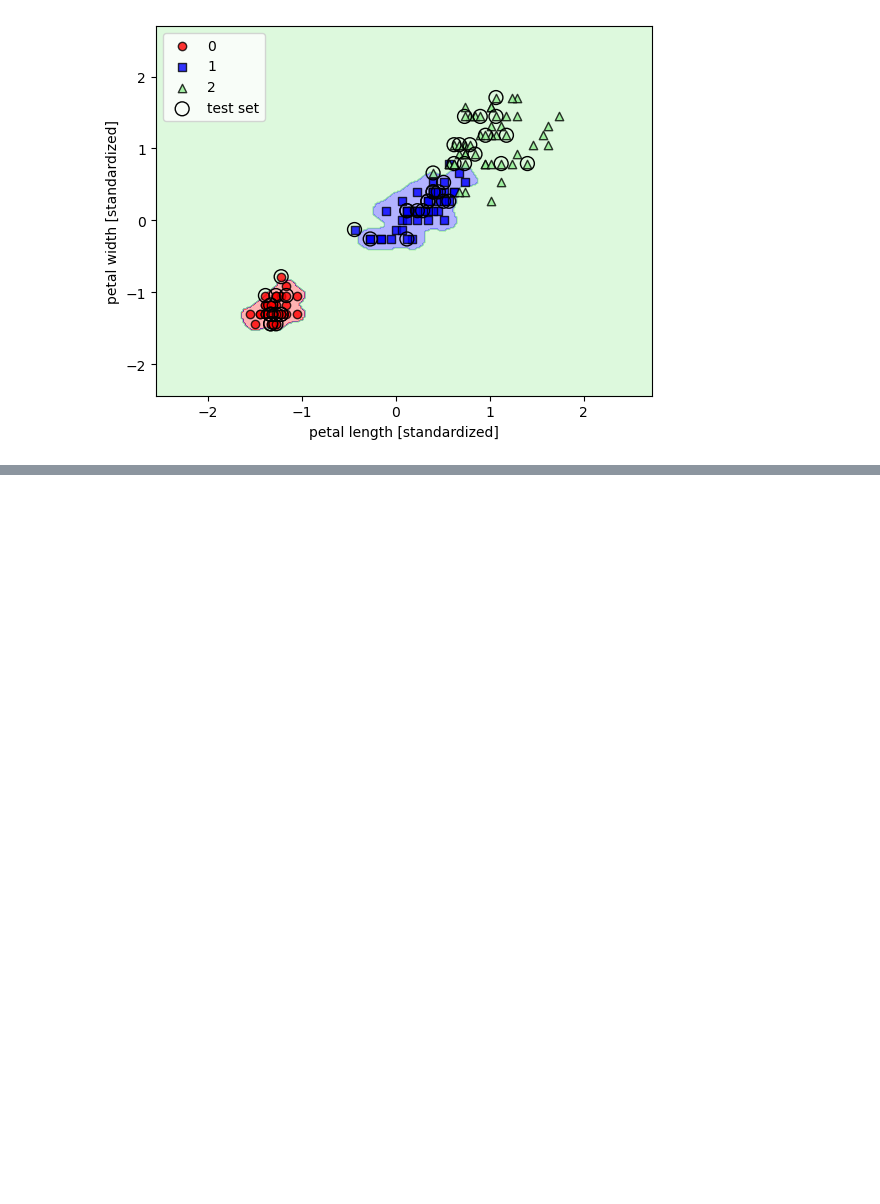
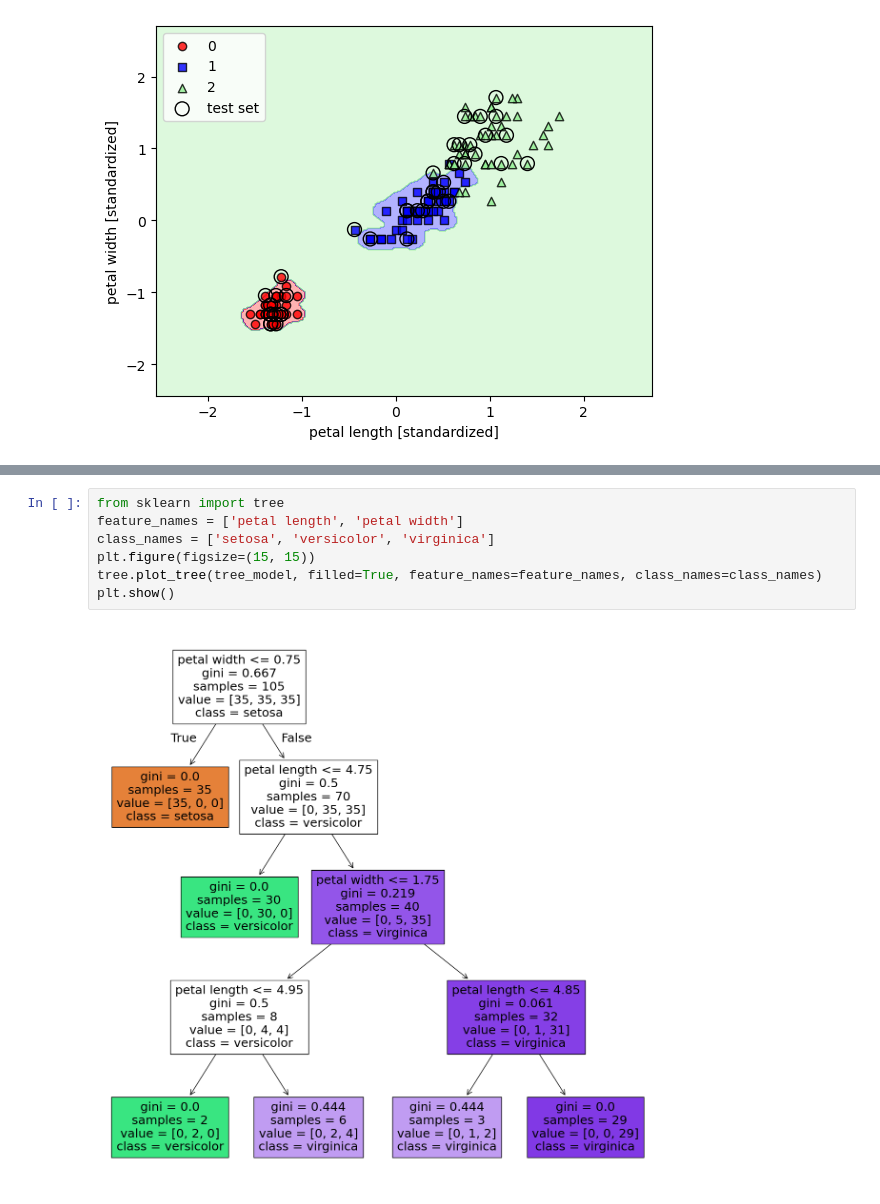
Before and after one commit to jaclown123/learning, a Jupyter notebook: ch3.ipynb, the cells around one changed output, grey strips where cells are left out. Drawn from its saved outputs; the diff is of its cells as text; blank space fills up the shorter version.

```diff
--- a/ch3.ipynb
+++ b/ch3.ipynb
@@ -242,0 +256,9 @@ plt.show()
+# %%
+from sklearn import tree
+feature_names = ['petal length', 'petal width']
+class_names = ['setosa', 'versicolor', 'virginica']
+plt.figure(figsize=(15, 15))
+tree.plot_tree(tree_model, filled=True, feature_names=feature_names, class_names=class_names)
+plt.show()
+# %% [output]
+[figure, added]
```
Also changed, not shown: parts of 2 cells of this notebook, 1 other file.
